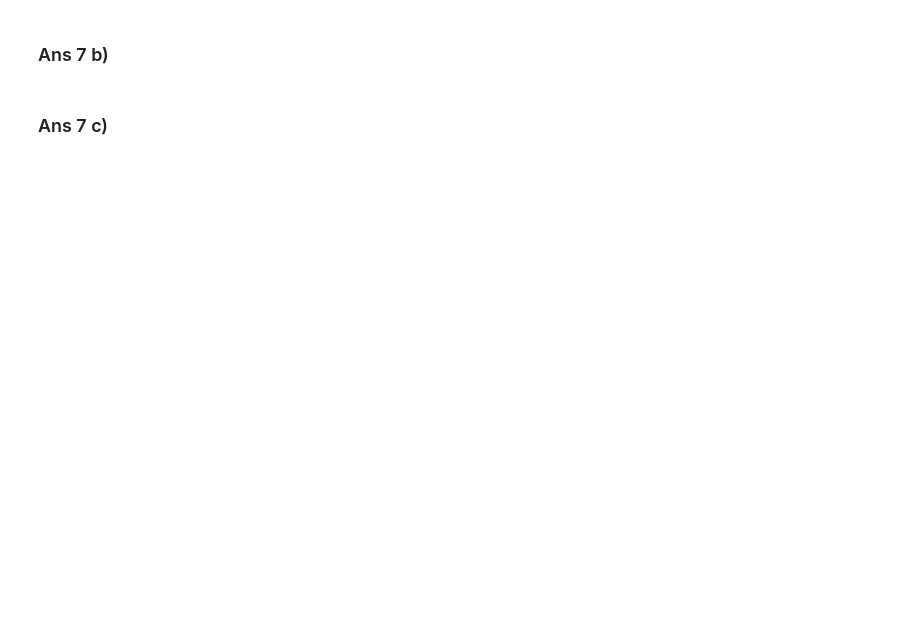
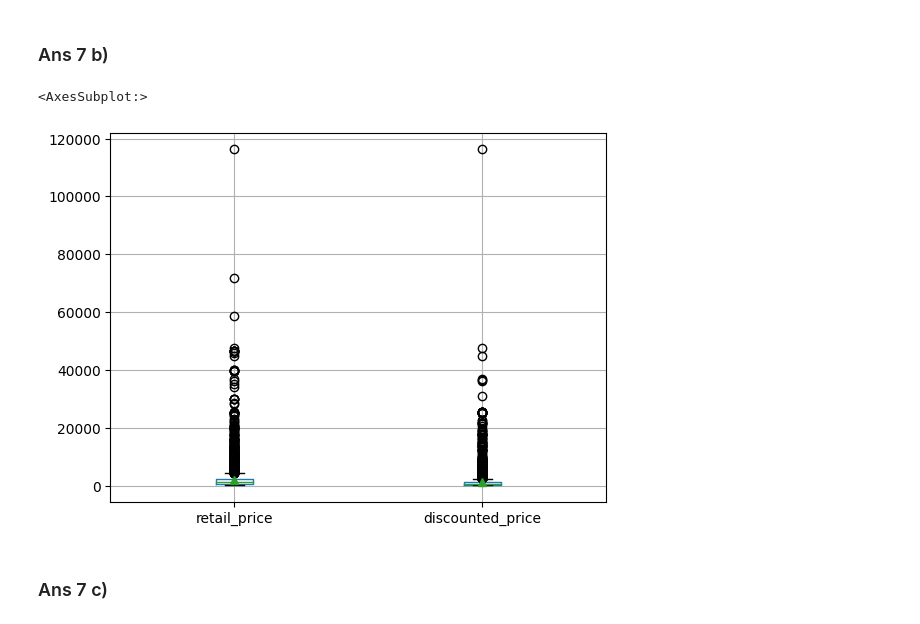
Before and after one commit to jamesholden097/benji, a Jupyter notebook: E-Commerce_Project_Student_File.ipynb, the cells around one changed output. Cells and saved outputs as stored; diff of their text form; code cells hidden in the pictures; blank space fills up the shorter version.

```diff
--- a/E-Commerce_Project_Student_File.ipynb
+++ b/E-Commerce_Project_Student_File.ipynb
@@ -291,4 +305,9 @@ Let us now investigate multiple features for each product to determine any patte
 # %% [markdown]
 ### Ans 7 b)
+# %%
+ECom_Data.boxplot(column=['retail_price', 'discounted_price'], showmeans=True)
+# %% [output]
+<AxesSubplot:>
+[figure, added]
 # %% [markdown]
 ### Ans 7 c)
```
Also changed, not shown: parts of 16 cells of this notebook, 1 other file.
